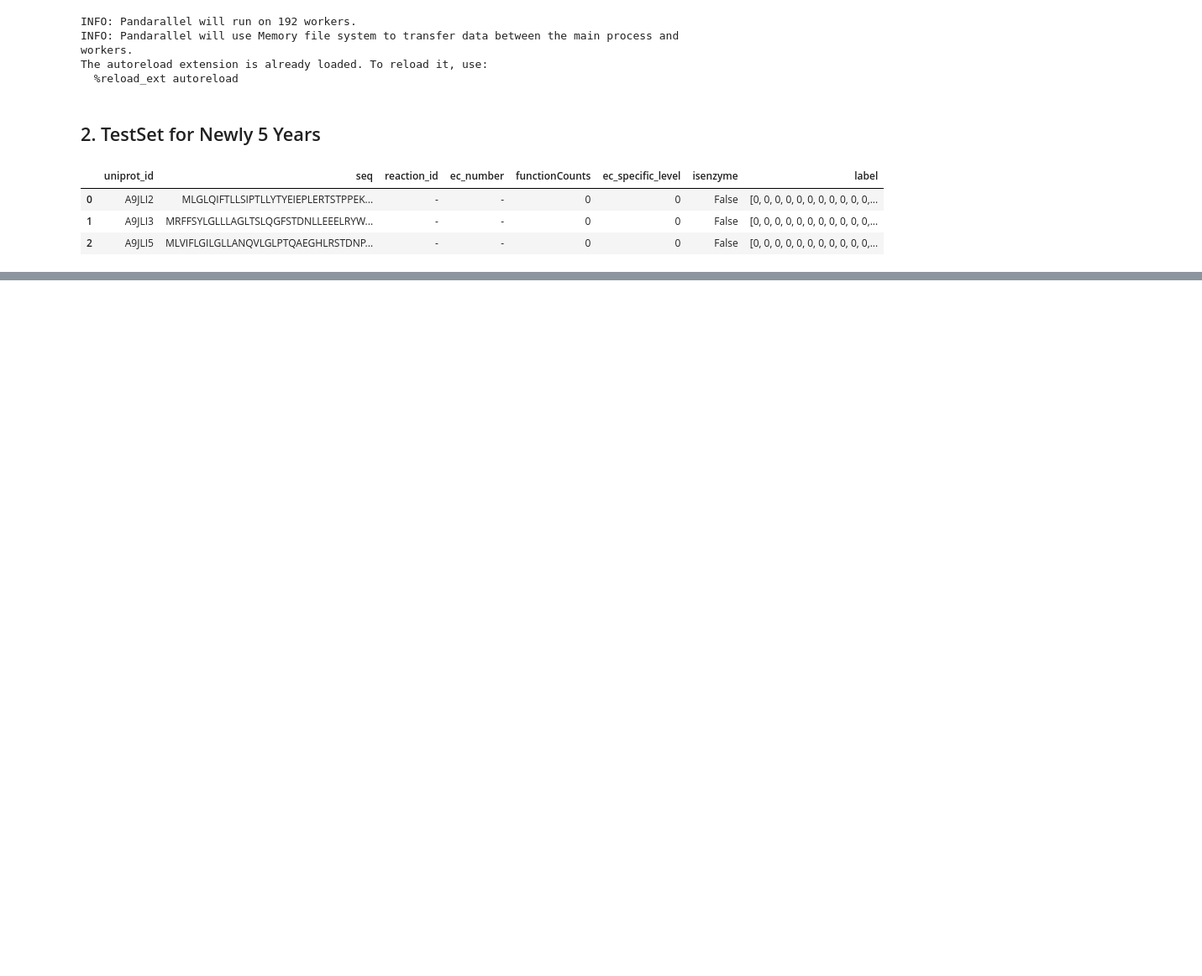
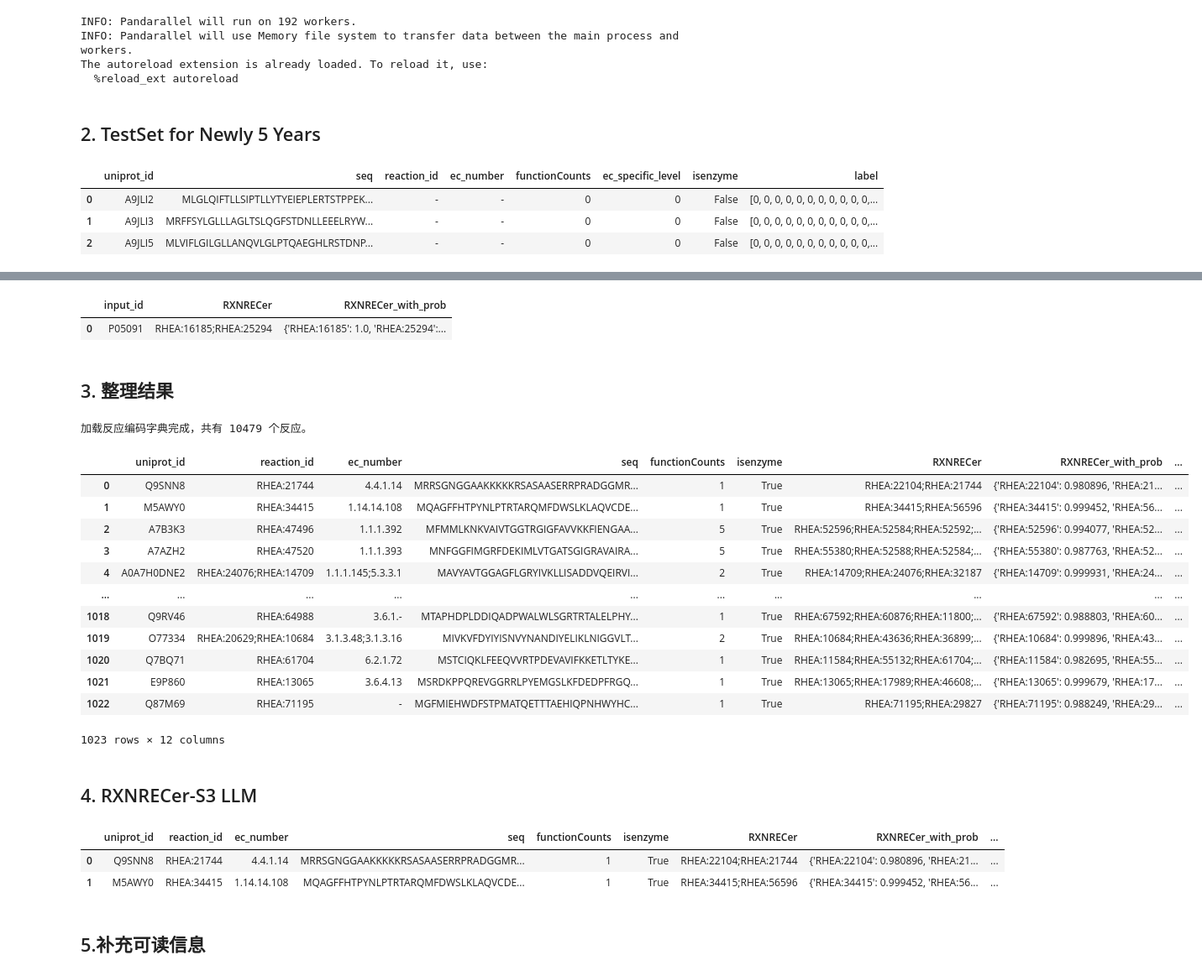
Before and after one commit to kingstdio/RXNRECer, a Jupyter notebook: case/2018later/RXNRECer4Case.ipynb, the cells around one changed output, grey strips where cells are left out. Shown at 84% size. Saved outputs shown, nothing was run; the diff lists cells and outputs as text; code cells hidden in the pictures; blank space fills up the shorter version.

```diff
--- a/case/2018later/RXNRECer4Case.ipynb
+++ b/case/2018later/RXNRECer4Case.ipynb
@@ -55,0 +86,56 @@ res_ecrecer.head(5)
+# %%
+res_single_case
+# %% [output]
+|  | input_id | RXNRECer | RXNRECer_with_prob |
+| 0 | P05091 | RHEA:16185;RHEA:25294 | {'RHEA:16185': 1.0, 'RHEA:25294':... |
+# %% [markdown]
+## 3. 整理结果
+# %%
+res_case = pd.read_pickle('./res/res_rxnrecer_2025_06_23.pkl')
+res_case = ds_test[['uniprot_id', 'reaction_id', 'ec_number','seq', 'functionCounts', 'isenzyme', 'label']].merge(res_ecrecer.rename(columns={'input_id':'uniprot_id'}), how='left', on='uniprot_id')
+# %%
+# 添加预测的Label
+with open(cfg.FILE_DS_DICT_RXN2ID, "r") as json_file:
+        dict_rxn2id = json.load(json_file)
+        print(f'加载反应编码字典完成，共有 {len(dict_rxn2id)} 个反应。')  # 打印加载的数据
+
+res_case['lb_rxnrecer'] = res_case.RXNRECer.parallel_apply(lambda x: cmfunc.make_label(reaction_id=str(x), rxn_label_dict=dict_rxn2id))
+
+# 补充预测的EC
+res_case['label_match'] = res_case.apply(lambda row: np.array_equal(row['label'], row['lb_rxnrecer']), axis=1)
+dict_rhea2ec = btools.load_dict_rxn2ec()
+res_case['RXNRECer2EC'] = res_case.RXNRECer.apply(lambda x: btools.transRXN2EC(rxns=x, dict_rxn2ec=dict_rhea2ec))
+res_case['RXNRECer2EC'] = res_case.RXNRECer2EC.apply(lambda x: (cfg.SPLITER).join(set(x.split(cfg.SPLITER))))  #EC去重
+
+res_case['functionCounts_RXNRECer'] = res_case.RXNRECer.apply(lambda x: len(set(x.split(cfg.SPLITER)))) # count the number of functions predicted by RXNRECer
+res_case = res_case[(~res_case.label_match) & (res_case.RXNRECer!='-')& (res_case.functionCounts<res_case.functionCounts_RXNRECer)].reset_index(drop=True) # 筛选功能多的
+
+# 精简列
+res_case = res_case[['uniprot_id','reaction_id', 'ec_number', 'seq','functionCounts', 'isenzyme', 'RXNRECer', 'RXNRECer_with_prob', 'label_match', 'RXNRECer2EC', 'functionCounts_RXNRECer']]
+
+# 第一波包含判断，判断是RXNRECer-S2的子集
+res_case['isPredSubset'] =res_case.apply(lambda x : set(x.reaction_id.split(cfg.SPLITER)).issubset(set(x.RXNRECer.split(cfg.SPLITER))), axis=1)
+res_case = res_case[res_case.isPredSubset].reset_index(drop=True) # 过滤包含，且多的
+
+# 保存结果
+res_case.to_pickle('/hpcfs/fhome/shizhenkun/codebase/RXNRECer/case/llm/res/crop_newfinding_20250624.pkl')
+#res_case.to_excel('/hpcfs/fhome/shizhenkun/codebase/RXNRECer/case/case_promiscuous/res/manual_多的case_20250623.xlsx', index=False)
+
+res_case
+# %% [output]
+加载反应编码字典完成，共有 10479 个反应。
+|  | uniprot_id | reaction_id | ec_number | seq | functionCounts | isenzyme | RXNRECer | RXNRECer_with_prob | ... |
+| 0 | Q9SNN8 | RHEA:21744 | 4.4.1.14 | MRRSGNGGAAKKKKKRSASAASERRPRADGGMR... | 1 | True | RHEA:22104;RHEA:21744 | {'RHEA:22104': 0.980896, 'RHEA:21... | ... |
+| 1 | M5AWY0 | RHEA:34415 | 1.14.14.108 | MQAGFFHTPYNLPTRTARQMFDWSLKLAQVCDE... | 1 | True | RHEA:34415;RHEA:56596 | {'RHEA:34415': 0.999452, 'RHEA:56... | ... |
+| 2 | A7B3K3 | RHEA:47496 | 1.1.1.392 | MFMMLKNKVAIVTGGTRGIGFAVVKKFIENGAA... | 5 | True | RHEA:52596;RHEA:52584;RHEA:52592;... | {'RHEA:52596': 0.994077, 'RHEA:52... | ... |
+| 3 | A7AZH2 | RHEA:47520 | 1.1.1.393 | MNFGGFIMGRFDEKIMLVTGATSGIGRAVAIRA... | 5 | True | RHEA:55380;RHEA:52588;RHEA:52584;... | {'RHEA:55380': 0.987763, 'RHEA:52... | ... |
+| 4 | A0A7H0DNE2 | RHEA:24076;RHEA:14709 | 1.1.1.145;5.3.3.1 | MAVYAVTGGAGFLGRYIVKLLISADDVQEIRVI... | 2 | True | RHEA:14709;RHEA:24076;RHEA:32187 | {'RHEA:14709': 0.999931, 'RHEA:24... | ... |
+| ... | ... | ... | ... | ... | ... | ... | ... | ... | ... |
+| 1018 | Q9RV46 | RHEA:64988 | 3.6.1.- | MTAPHDPLDDIQADPWALWLSGRTRTALELPHY... | 1 | True | RHEA:67592;RHEA:60876;RHEA:11800;... | {'RHEA:67592': 0.988803, 'RHEA:60... | ... |
+| 1019 | O77334 | RHEA:20629;RHEA:10684 | 3.1.3.48;3.1.3.16 | MIVKVFDYIYISNVYNANDIYELIKLNIGGVLT... | 2 | True | RHEA:10684;RHEA:43636;RHEA:36899;... | {'RHEA:10684': 0.999896, 'RHEA:43... | ... |
+| 1020 | Q7BQ71 | RHEA:61704 | 6.2.1.72 | MSTCIQKLFEEQVVRTPDEVAVIFKKETLTYKE... | 1 | True | RHEA:11584;RHEA:55132;RHEA:61704;... | {'RHEA:11584': 0.982695, 'RHEA:55... | ... |
+| 1021 | E9P860 | RHEA:13065 | 3.6.4.13 | MSRDKPPQREVGGRRLPYEMGSLKFDEDPFRGQ... | 1 | True | RHEA:13065;RHEA:17989;RHEA:46608;... | {'RHEA:13065': 0.999679, 'RHEA:17... | ... |
+| 1022 | Q87M69 | RHEA:71195 | - | MGFMIEHWDFSTPMATQETTTAEHIQPNHWYHC... | 1 | True | RHEA:71195;RHEA:29827 | {'RHEA:71195': 0.988249, 'RHEA:29... | ... |
+1023 rows × 12 columns
+# %% [markdown]
+## 4. RXNRECer-S3 LLM
@@ -55,0 +161,19 @@ res_ecrecer.head(5)
+# %%
+# sonnet-4
+llm_case = llmQa.chat_case(model_name='anthropic/claude-sonnet-4')
+llm_case[['rxn_s3', 'json_s3']] = llm_case['RXNRECer-S3'].apply(lambda x: format_s3(x)).apply(pd.Series)
+llm_case['isPredSubset-s3-sonnet4'] =llm_case.apply(lambda x : set(x.reaction_id.split(cfg.SPLITER)).issubset(set(x.rxn_s3.split(cfg.SPLITER))), axis=1)
+
+# chatgpt4
+llm_case_gpt4 = llmQa.chat_case(model_name='openai/gpt-4.1')
+llm_case_gpt4[['rxn_s3', 'json_s3']] = llm_case_gpt4['RXNRECer-S3'].apply(lambda x: format_s3(x)).apply(pd.Series)
+llm_case_gpt4['isPredSubset-s3-gpt4'] =llm_case_gpt4.apply(lambda x : set(x.reaction_id.split(cfg.SPLITER)).issubset(set(x.rxn_s3.split(cfg.SPLITER))), axis=1)
+llm_case_gpt4 = llm_case_gpt4[['uniprot_id','rxn_s3', 'json_s3','isPredSubset-s3-gpt4']].rename(columns={'rxn_s3':'rxn_s3_gpt4','json_s3':'json_s3_gpt4'})
+
+# 合并两个模型
+resS3Full = llm_case.merge(llm_case_gpt4, on='uniprot_id', how='left')
+resS3Full.head(2)
+# %% [output]
+|  | uniprot_id | reaction_id | ec_number | seq | functionCounts | isenzyme | RXNRECer | RXNRECer_with_prob | ... |
+| 0 | Q9SNN8 | RHEA:21744 | 4.4.1.14 | MRRSGNGGAAKKKKKRSASAASERRPRADGGMR... | 1 | True | RHEA:22104;RHEA:21744 | {'RHEA:22104': 0.980896, 'RHEA:21... | ... |
+| 1 | M5AWY0 | RHEA:34415 | 1.14.14.108 | MQAGFFHTPYNLPTRTARQMFDWSLKLAQVCDE... | 1 | True | RHEA:34415;RHEA:56596 | {'RHEA:34415': 0.999452, 'RHEA:56... | ... |
@@ -55,0 +183,2 @@ res_ecrecer.head(5)
+# %% [markdown]
+## 5.补充可读信息
```
Also changed, not shown: parts of 14 cells of this notebook, 22 other files.
